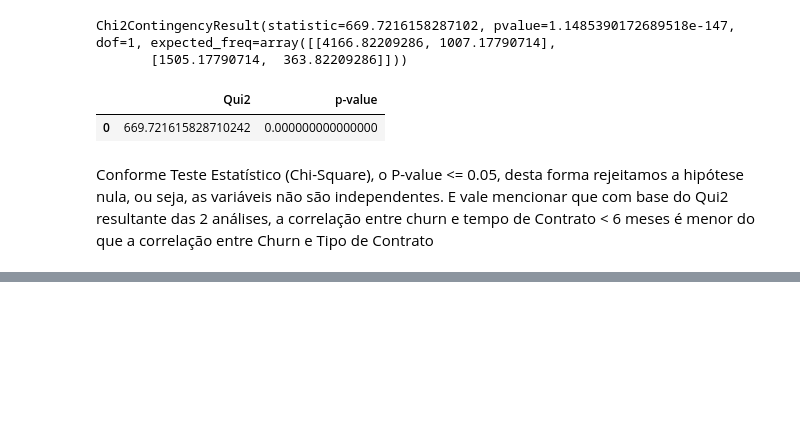
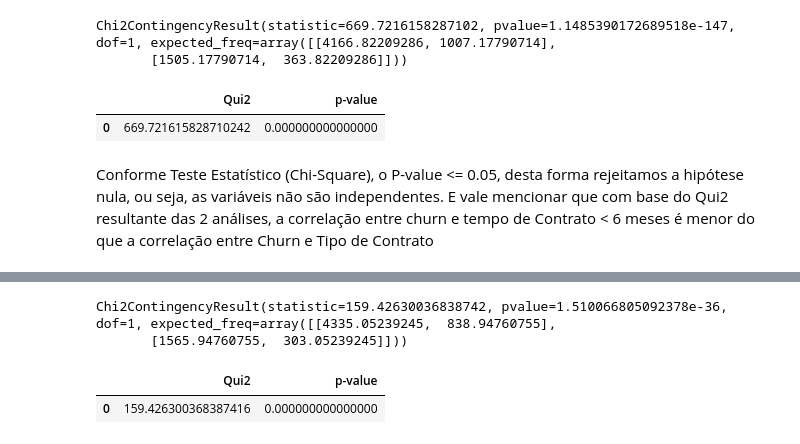
Before and after one commit to FelipeRodrigues07/EDA-pandas-Churn, a Jupyter notebook: eda_churn.ipynb, the cells around one changed output, grey strips where cells are left out. Cells and saved outputs as stored; diff of their text form; code cells hidden in the pictures; blank space fills up the shorter version.

```diff
--- a/eda_churn.ipynb
+++ b/eda_churn.ipynb
@@ -859,0 +896,21 @@ df_chi_scores_churn_tenure
+# %%
+# Gerar um DF da Crosstab (sem totais)
+df_crosstab_churn_senior= pd.crosstab(df_churn.Churn, df_churn.Senior)
+# %%
+chi_scores_churn_senior = chi2_contingency(df_crosstab_churn_senior)
+# %%
+chi_scores_churn_senior
+# %% [output]
+Chi2ContingencyResult(statistic=159.42630036838742, pvalue=1.510066805092378e-36, dof=1, expected_freq=array([[4335.05239245,  838.94760755],
+       [1565.94760755,  303.05239245]]))
+# %%
+scores_churn_senior = pd.Series(chi_scores_churn_senior[0])
+pvalues_churn_senior= pd.Series(chi_scores_churn_senior[1])
+# %%
+# Criar Dataframe com os resultados
+df_chi_scores_churn_senior= pd.DataFrame({'Qui2': scores_churn_senior, 'p-value': pvalues_churn_senior})
+# %%
+df_chi_scores_churn_senior
+# %% [output]
+|  | Qui2 | p-value |
+| 0 | 159.426300368387416 | 0.000000000000000 |
```
Also changed, not shown: parts of 7 cells of this notebook.
